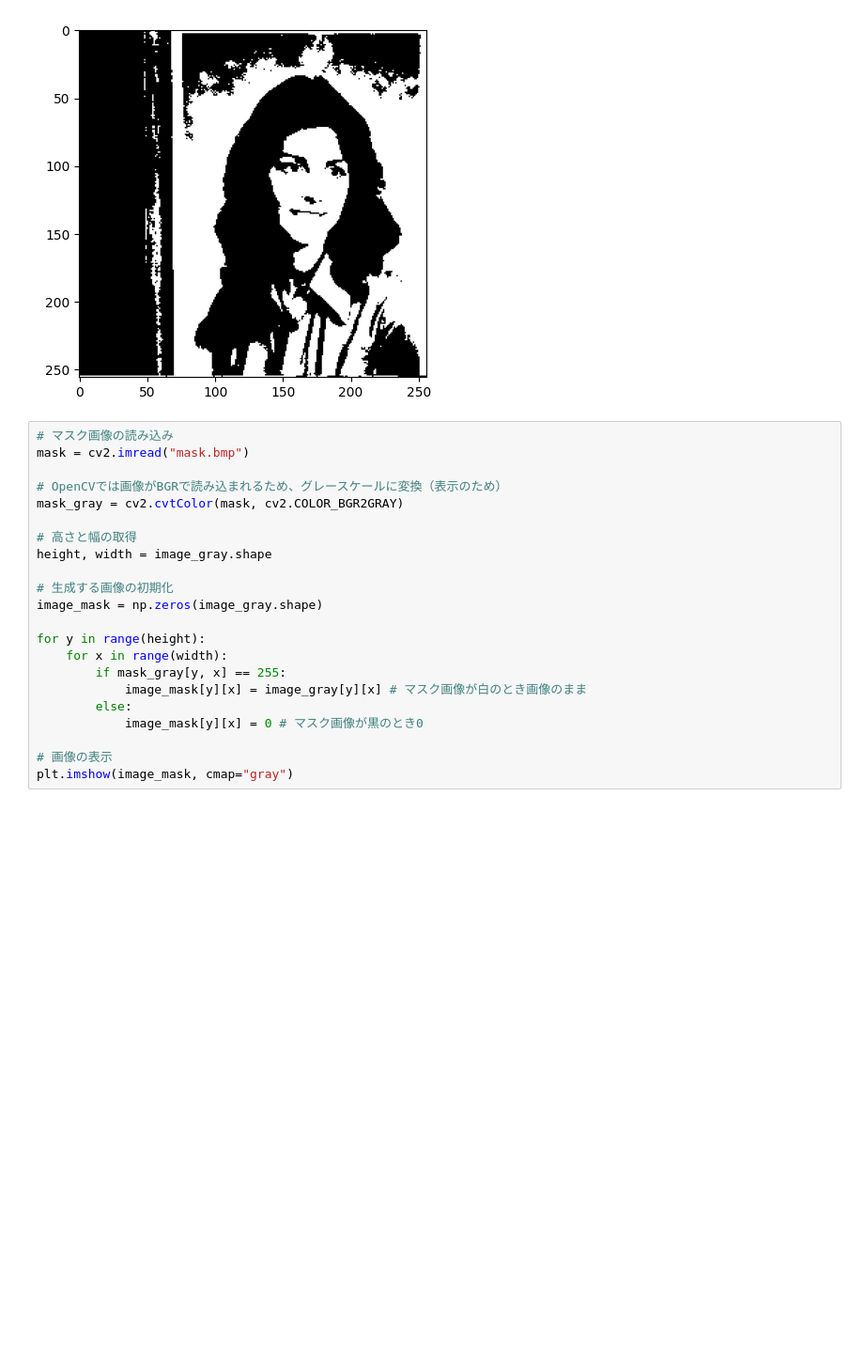
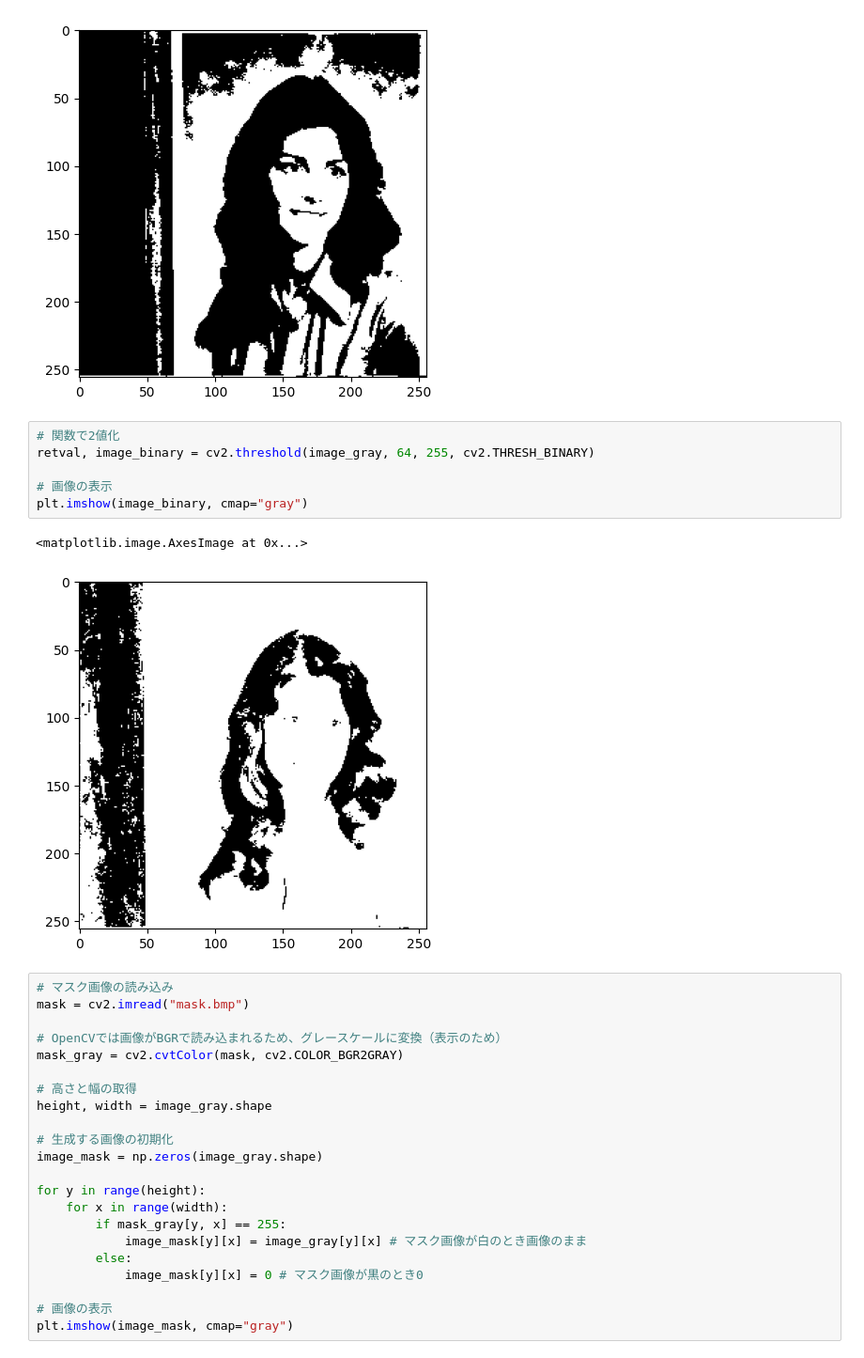
Before and after one commit to naoto-github/ComputerGraphics-NCU, a Jupyter notebook: 5/chapter5.ipynb, the cells around one changed output. Shown: that part at 94% size. Saved outputs shown, nothing was run; the diff lists cells and outputs as text; blank space fills up the shorter version.

```diff
--- a/5/chapter5.ipynb
+++ b/5/chapter5.ipynb
@@ -36,6 +36,15 @@ plt.imshow(image_binary, cmap="gray")
 # %% [output]
 <matplotlib.image.AxesImage at 0x...>
 [figure]
+# %%
+# 関数で2値化
+retval, image_binary = cv2.threshold(image_gray, 64, 255, cv2.THRESH_BINARY)
+
+# 画像の表示
+plt.imshow(image_binary, cmap="gray")
+# %% [output]
+<matplotlib.image.AxesImage at 0x...>
+[figure, added]
 # %%
 # マスク画像の読み込み
 mask = cv2.imread("mask.bmp")
```
Also changed, not shown: 1 other file.
